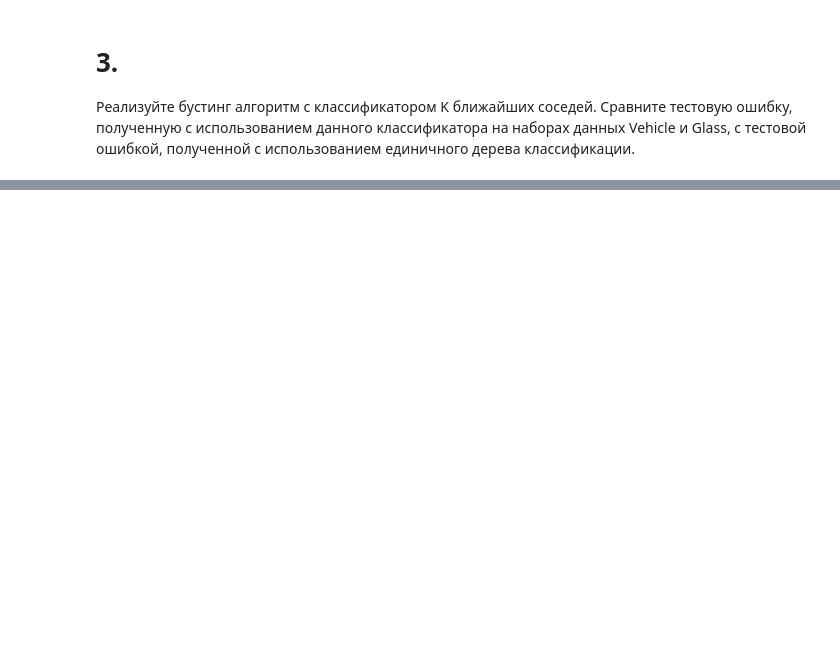
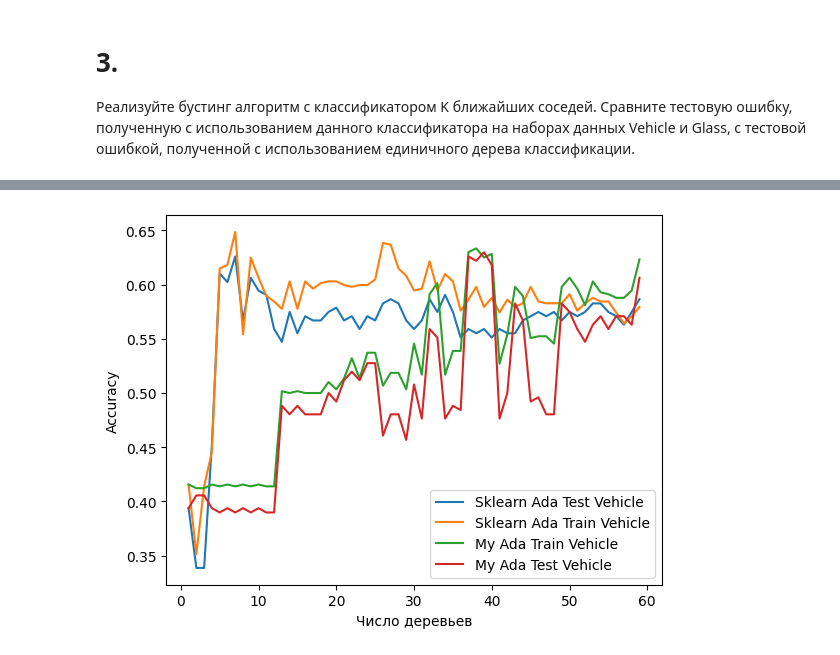
Before and after one commit to sleshworld/magistr_labs, a Jupyter notebook: 7_Boosting/boosting.ipynb, the cells around one changed output, grey strips where cells are left out. Saved outputs shown, nothing was run; the diff lists cells and outputs as text; code cells hidden in the pictures; blank space fills up the shorter version.

```diff
--- a/7_Boosting/boosting.ipynb
+++ b/7_Boosting/boosting.ipynb
@@ -172 +391,22 @@ vehicle tree acc:  0.7440944881889764
+# %%
+accuracies_vehicle_train = []
+accuracies_vehicle_test = []
+n_ests = [i for i in range(1, 60, 1)]
+for i in n_ests:
+    clf = AdaBoostClassifier(n_estimators=i)
+    clf.fit(X_train, y_train)
+    accuracies_vehicle_test.append(accuracy_score(y_test, clf.predict(X_test)))
+    accuracies_vehicle_train.append(accuracy_score(y_train, clf.predict(X_train)))
+# %%
+plt.plot(n_ests, accuracies_vehicle_test, label='Sklearn Ada Test Vehicle')
+plt.plot(n_ests, accuracies_vehicle_train, label='Sklearn Ada Train Vehicle')
+plt.plot(n_ests, des_tree_acc_vehicle_train, label='My Ada Train Vehicle')
+plt.plot(n_ests, des_tree_acc_vehicle_test, label='My Ada Test Vehicle')
+plt.xlabel('Число деревьев')
+plt.ylabel('Accuracy')
+plt.legend()
+plt.savefig("dif_ada_boost_vehicle_nums.png")
+plt.show()
+# %% [output]
+[figure, added]
 # %%
```
Also changed, not shown: parts of 28 cells of this notebook, 9 other files.
